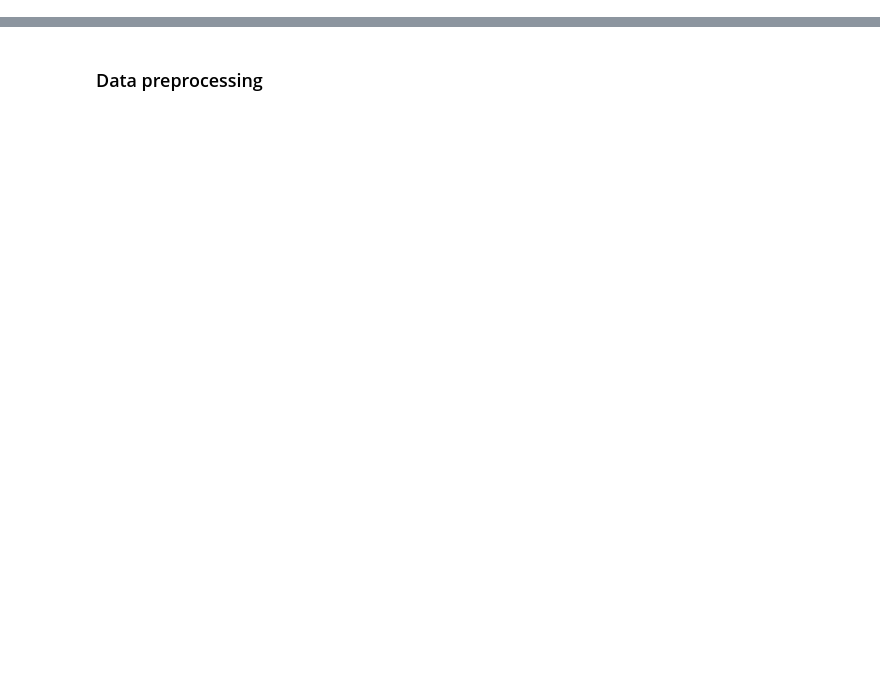
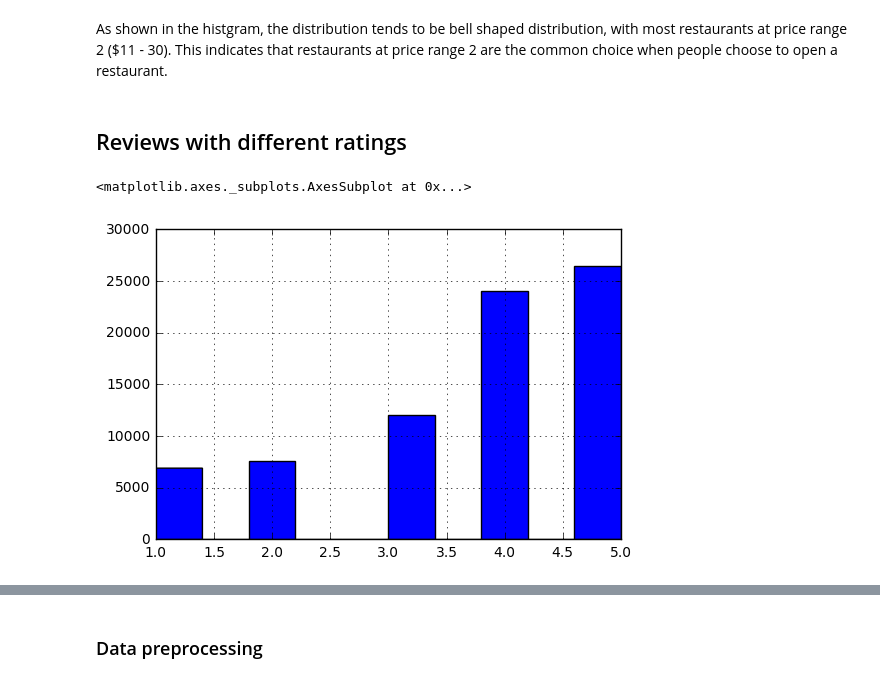
Before and after one commit to atrdjuneChen/YelpAnalysis, a Jupyter notebook: yelp_analysis.ipynb, the cells around one changed output, grey strips where cells are left out. Cells and saved outputs as stored; diff of their text form; code cells hidden in the pictures; blank space fills up the shorter version.

```diff
--- a/stage1.ipynb
+++ b/yelp_analysis.ipynb
@@ -188,0 +243,9 @@ Note: This piece of code with take several hours to run (12 hours on my Macbook
+# %% [markdown]
+As shown in the histgram, the distribution tends to be bell shaped distribution, with most restaurants at price range 2 (\$11 - 30). This indicates that restaurants at price range 2 are the common choice when people choose to open a restaurant.
+# %% [markdown]
+## Reviews with different ratings
+# %%
+df['rating'].hist()
+# %% [output]
+<matplotlib.axes._subplots.AxesSubplot at 0x...>
+[figure, added]
```
Also changed, not shown: parts of 41 cells of this notebook, 1 other file.
